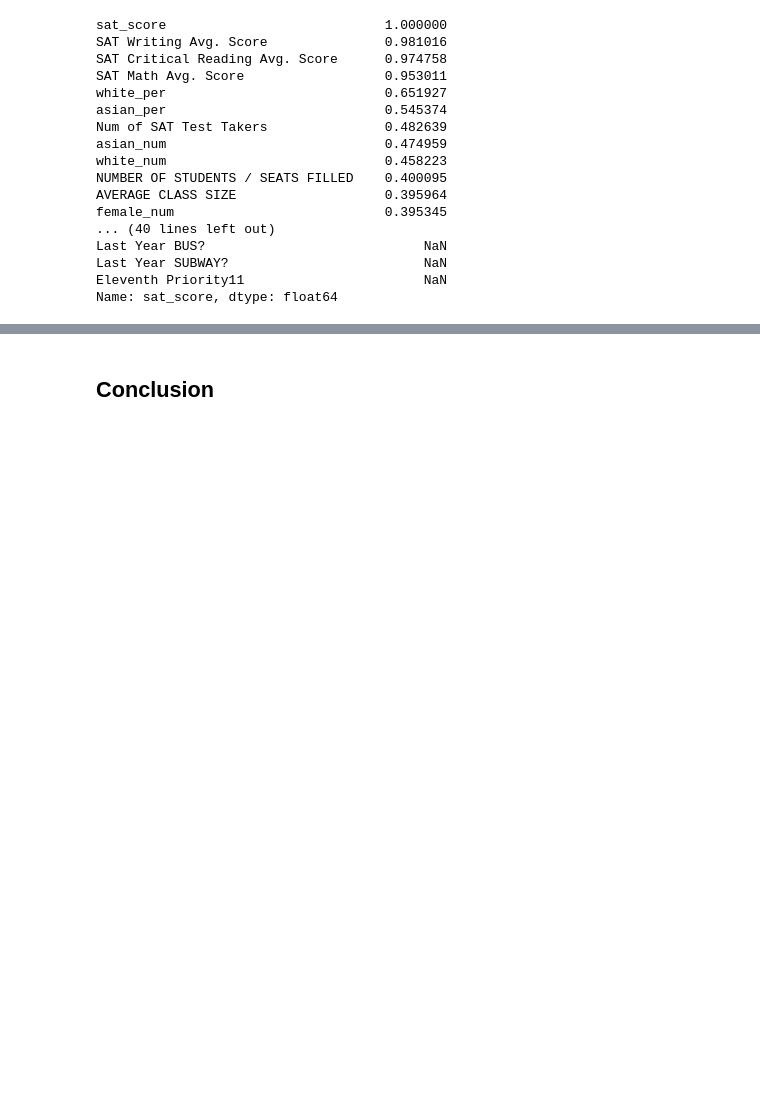
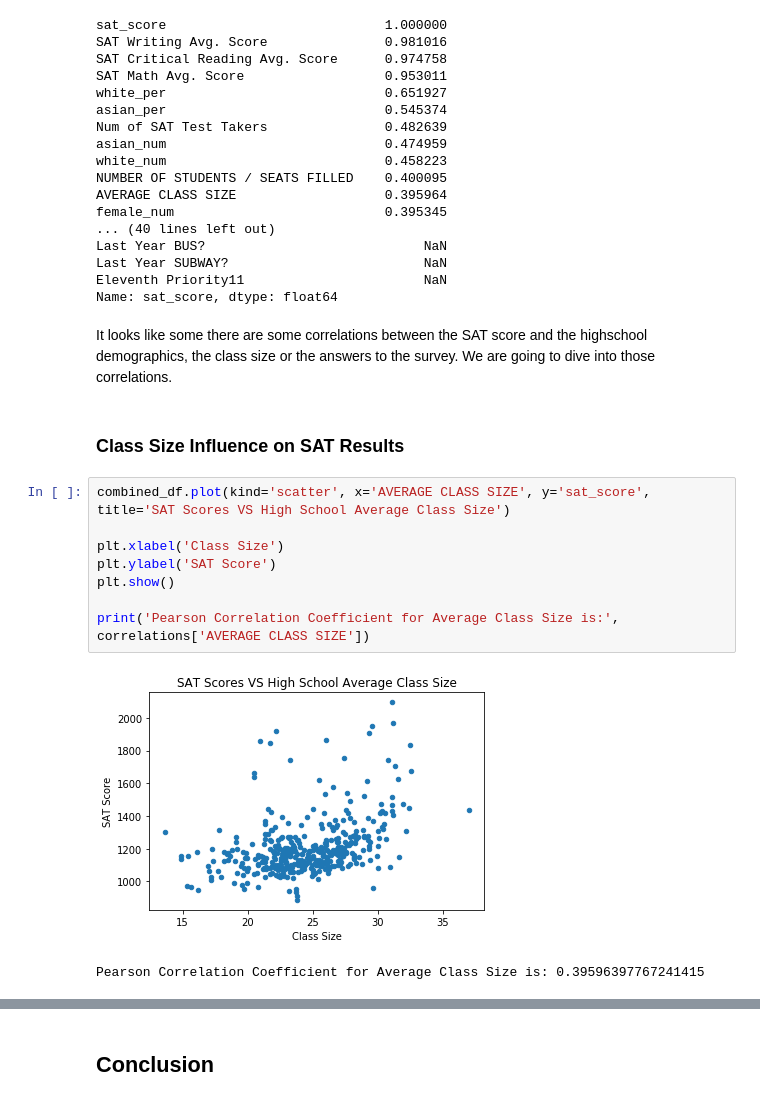
Before and after one commit to ThomasCharuel/NYC_SAT_score_analysis, a Jupyter notebook: NYC SAT Scores Data Analysis.ipynb, the cells around one changed output, grey strips where cells are left out. Saved outputs shown, nothing was run; the diff lists cells and outputs as text; blank space fills up the shorter version.

```diff
--- a/NYC SAT Scores Data Analysis.ipynb
+++ b/NYC SAT Scores Data Analysis.ipynb
@@ -159,3 +159,19 @@ Last Year BUS?                            NaN
 Last Year SUBWAY?                         NaN
 Eleventh Priority11                       NaN
 Name: sat_score, dtype: float64
+# %% [markdown]
+It looks like some there are some correlations between the SAT score and the highschool demographics, the class size or the answers to the survey.
+We are going to dive into those correlations.
+# %% [markdown]
+### Class Size Influence on SAT Results
+# %%
+combined_df.plot(kind='scatter', x='AVERAGE CLASS SIZE', y='sat_score', title='SAT Scores VS High School Average Class Size')
+
+plt.xlabel('Class Size')
+plt.ylabel('SAT Score')
+plt.show()
+
+print('Pearson Correlation Coefficient for Average Class Size is:', correlations['AVERAGE CLASS SIZE'])
+# %% [output]
+[figure, added]
+Pearson Correlation Coefficient for Average Class Size is: 0.39596397767241415
```
Also changed, not shown: parts of 18 cells of this notebook.
